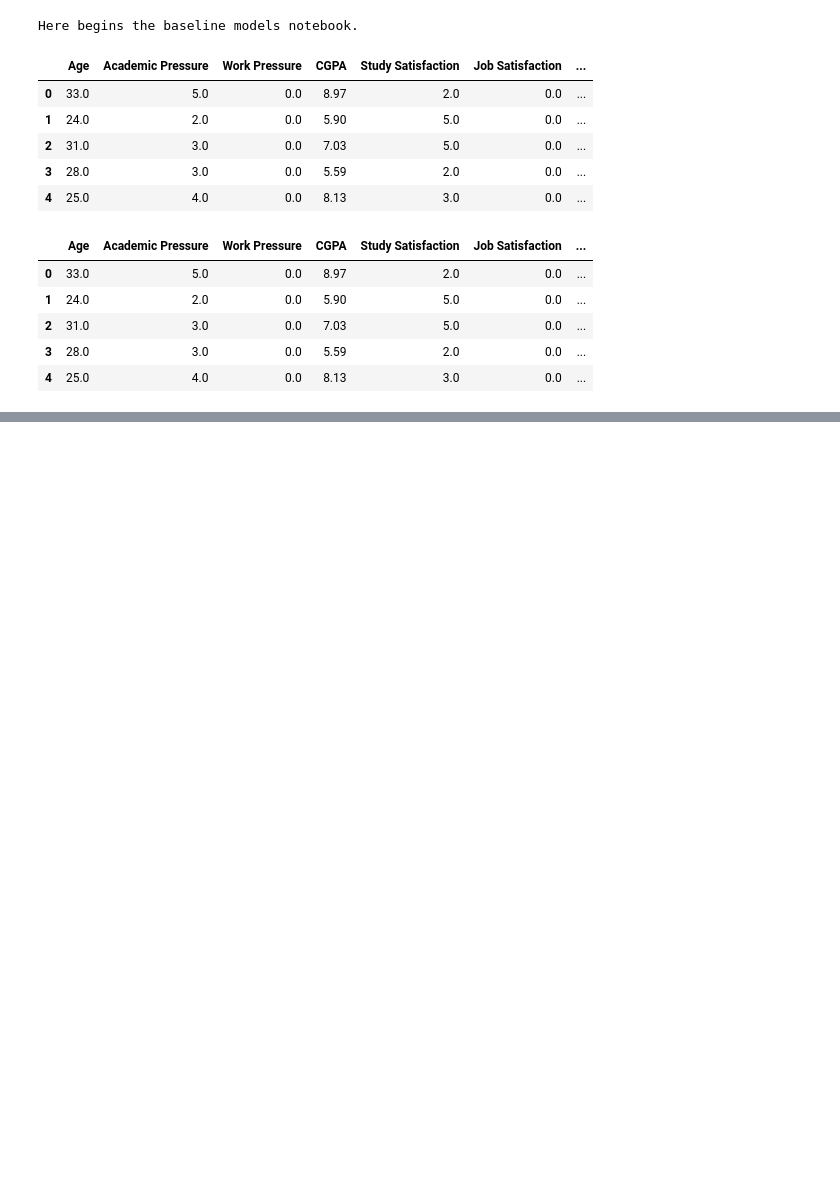
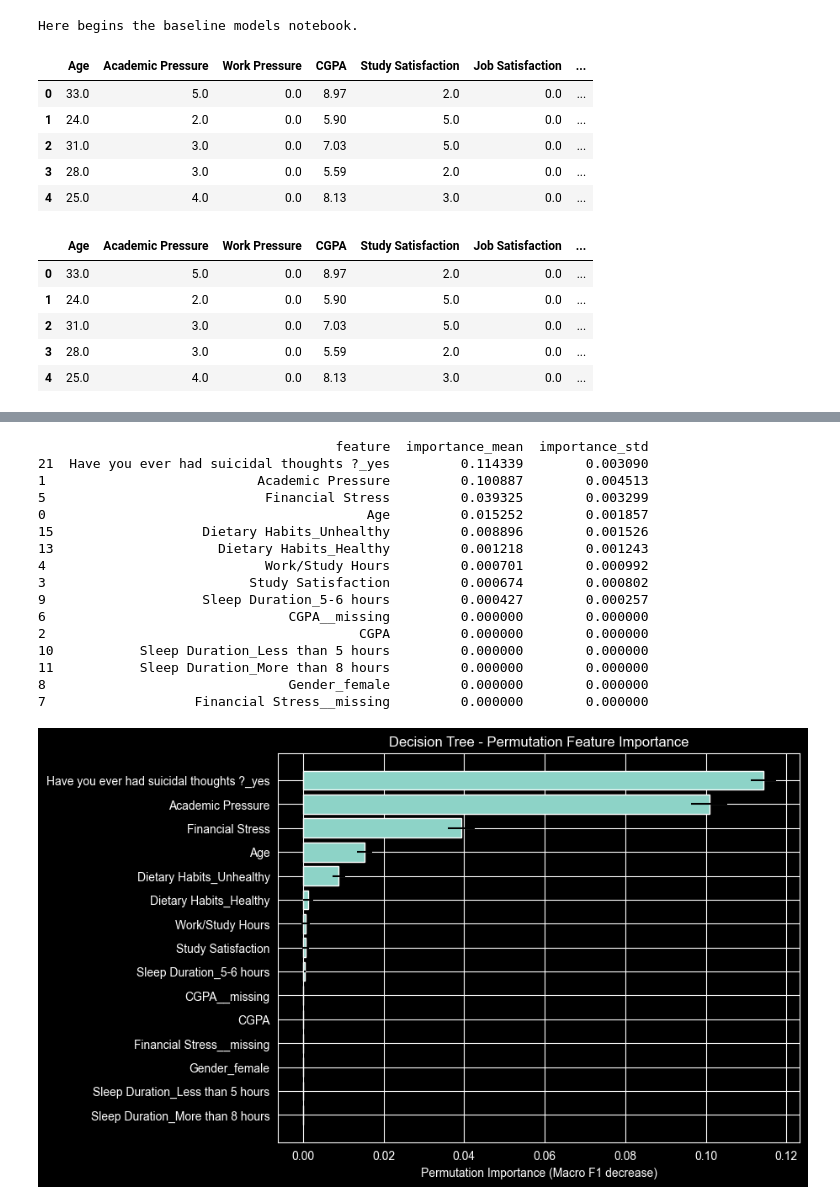
Before and after one commit to mateidiana/WellBeingModelling, a Jupyter notebook: notebooks/baseline_models/02_2_baseline_models_mh_student.ipynb, the cells around one changed output, grey strips where cells are left out. Saved outputs shown, nothing was run; the diff lists cells and outputs as text; code cells hidden in the pictures; blank space fills up the shorter version.

```diff
--- a/notebooks/baseline_models/02_2_baseline_models_mh_student.ipynb
+++ b/notebooks/baseline_models/02_2_baseline_models_mh_student.ipynb
@@ -169,3 +281,55 @@ dtype: float64
+# %%
+from sklearn.inspection import permutation_importance
+import matplotlib.pyplot as plt
+import pandas as pd
+
+perm_tree = permutation_importance(
+    tree,
+    X_test,
+    y_test,
+    n_repeats=10,
+    random_state=42,
+    scoring="f1_macro",
+    n_jobs=-1
+)
+
+perm_tree_df = pd.DataFrame({
+    "feature": X.columns,
+    "importance_mean": perm_tree.importances_mean,
+    "importance_std": perm_tree.importances_std
+}).sort_values("importance_mean", ascending=False)
+
+print(perm_tree_df.head(15))
+
+top_features_tree = perm_tree_df.head(15).sort_values("importance_mean")
+
+plt.figure(figsize=(8, 6))
+plt.barh(
+    top_features_tree["feature"],
+    top_features_tree["importance_mean"],
+    xerr=top_features_tree["importance_std"]
+)
+plt.xlabel("Permutation Importance (Macro F1 decrease)")
+plt.title("Decision Tree - Permutation Feature Importance")
+plt.show()
+# %% [output]
+                                      feature  importance_mean  importance_std
+21  Have you ever had suicidal thoughts ?_yes         0.114339        0.003090
+1                           Academic Pressure         0.100887        0.004513
+5                            Financial Stress         0.039325        0.003299
+0                                         Age         0.015252        0.001857
+15                   Dietary Habits_Unhealthy         0.008896        0.001526
+13                     Dietary Habits_Healthy         0.001218        0.001243
+4                            Work/Study Hours         0.000701        0.000992
+3                          Study Satisfaction         0.000674        0.000802
+9                    Sleep Duration_5-6 hours         0.000427        0.000257
+6                               CGPA__missing         0.000000        0.000000
+2                                        CGPA         0.000000        0.000000
+10           Sleep Duration_Less than 5 hours         0.000000        0.000000
+11           Sleep Duration_More than 8 hours         0.000000        0.000000
+8                               Gender_female         0.000000        0.000000
+7                   Financial Stress__missing         0.000000        0.000000
+[figure, added]
 # %%
 from sklearn.tree import plot_tree
 
```
Also changed, not shown: parts of 18 cells of this notebook, 2 other files.
